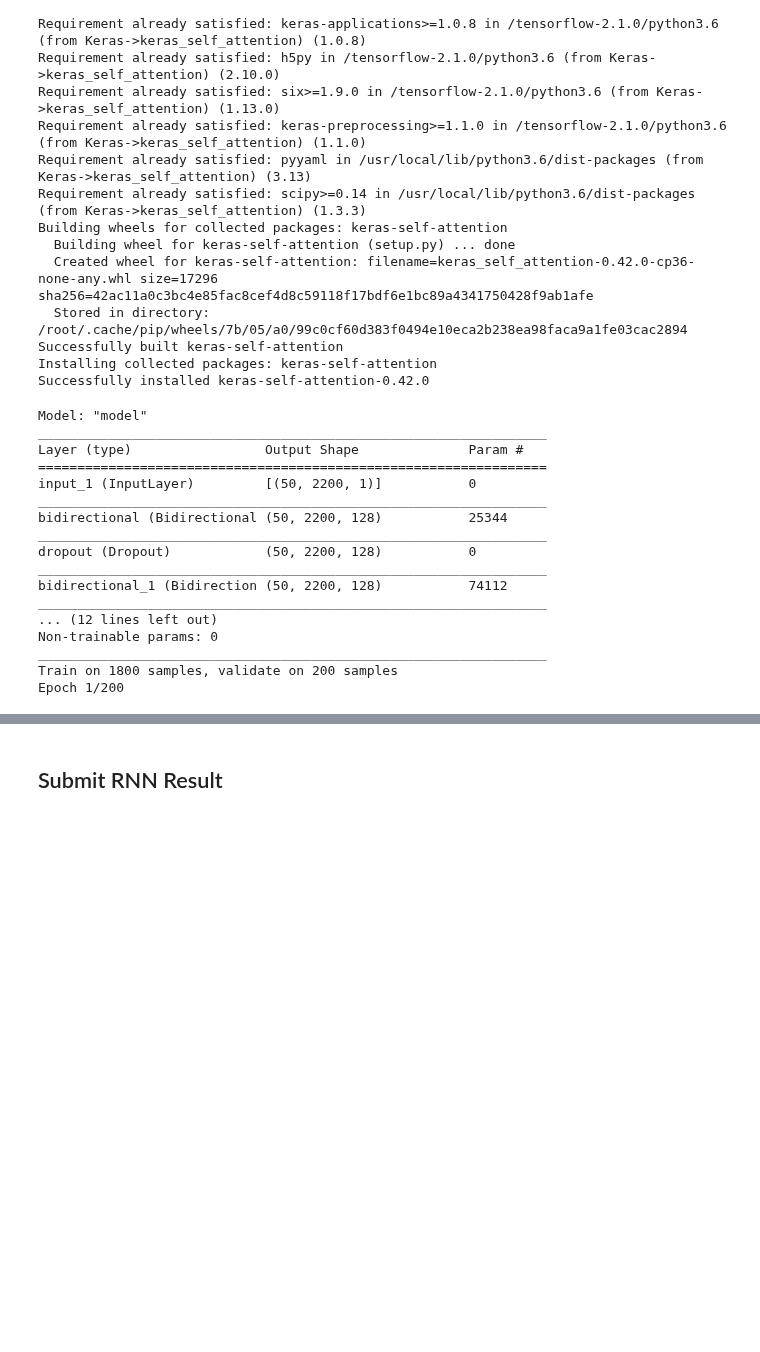
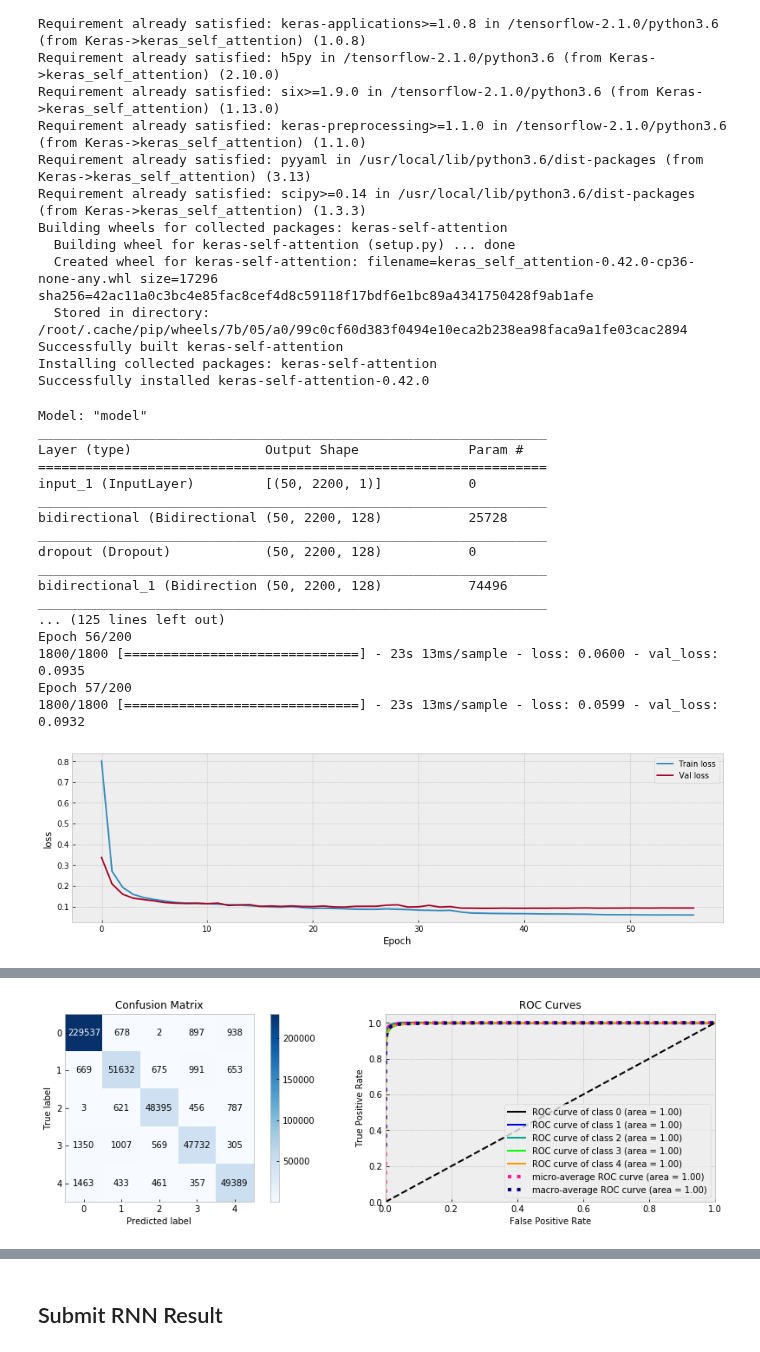
Before and after one commit to ABV-Hub/crowdanalytix, a Jupyter notebook: workinprogress.ipynb, the cells around one changed output, grey strips where cells are left out. Drawn from its saved outputs; the diff is of its cells as text; code cells hidden in the pictures; blank space fills up the shorter version.

```diff
--- a/workinprogress.ipynb
+++ b/workinprogress.ipynb
@@ -364,7 +358,7 @@ lr_schedule = ReduceLROnPlateau(verbose=0, factor=0.2 , patience=10, monitor='va
 #lr_schedule = LearningRateScheduler(lambda epoch: annealing(epoch, cycle=14, max_lr=lr, min_lr=lr/10, epoches=EPOCHS))
 #lr_schedule = LearningRateScheduler(lambda epoch: onecycle(epoch, cycle=80, max_lr=lr, min_lr=lr/10, epoches=EPOCHS))
 
-early_stop = EarlyStopping( patience=20, monitor='val_loss', mode='min' )
+early_stop = EarlyStopping( patience=30, monitor='val_loss', mode='min' )
 model_save = ModelCheckpoint( "my_checkpoint.h5", monitor='val_loss', save_best_only=True, mode='min' )
 reset_states = ResetStatesCallback()
 
@@ -380,37 +374,38 @@ history = model.fit(X_train, y_train_,
 #plt.semilogx(history.history["lr"], history.history["loss"])
 #plt.axis([1e-8, 1e-4, 0, 30])
 
 model = load_model('my_checkpoint.h5')
 
 plot_history(history, model.metrics_names)
 
 print(f'train loss: {np.min(history.history["loss"]):.5f} val loss:{np.min(history.history["val_loss"]):.5f}')
 
 model.reset_states()
 
 cv_pred_proba = model.predict(X_cv, use_multiprocessing=True)
 cv_pred_proba = cv_pred_proba.reshape(-1, TARGET_TYPES)
 cv_pred = cv_pred_proba.argmax(axis=1)
 
 fig = plt.figure(figsize=(15,4))
 skplt.metrics.plot_confusion_matrix(y_cv, cv_pred, ax=fig.add_subplot(1, 2, 1))
 skplt.metrics.plot_roc(y_cv, cv_pred_proba, ax=fig.add_subplot(1, 2, 2))
 plt.show()
 # %% [output]
 Model: "model"
 _________________________________________________________________
 Layer (type)                 Output Shape              Param #
 =================================================================
 input_1 (InputLayer)         [(50, 2200, 1)]           0
 _________________________________________________________________
-bidirectional (Bidirectional (50, 2200, 128)           25344
+bidirectional (Bidirectional (50, 2200, 128)           25728
 _________________________________________________________________
 dropout (Dropout)            (50, 2200, 128)           0
 _________________________________________________________________
-bidirectional_1 (Bidirection (50, 2200, 128)           74112
+bidirectional_1 (Bidirection (50, 2200, 128)           74496
 _________________________________________________________________
-... (12 lines left out)
-Non-trainable params: 0
-_________________________________________________________________
-Train on 1800 samples, validate on 200 samples
-Epoch 1/200
+... (125 lines left out)
+Epoch 56/200
+1800/1800 [==============================] - 23s 13ms/sample - loss: 0.0600 - val_loss: 0.0935
+Epoch 57/200
+1800/1800 [==============================] - 23s 13ms/sample - loss: 0.0599 - val_loss: 0.0932
+[figure, added]
@@ -417,3 +413,4 @@ Epoch 1/200
+[figure, added]
 # %%
 model = tf.keras.models.load_model('my_checkpoint.h5')
 model.summary()
```
Also changed, not shown: parts of 4 cells of this notebook.
